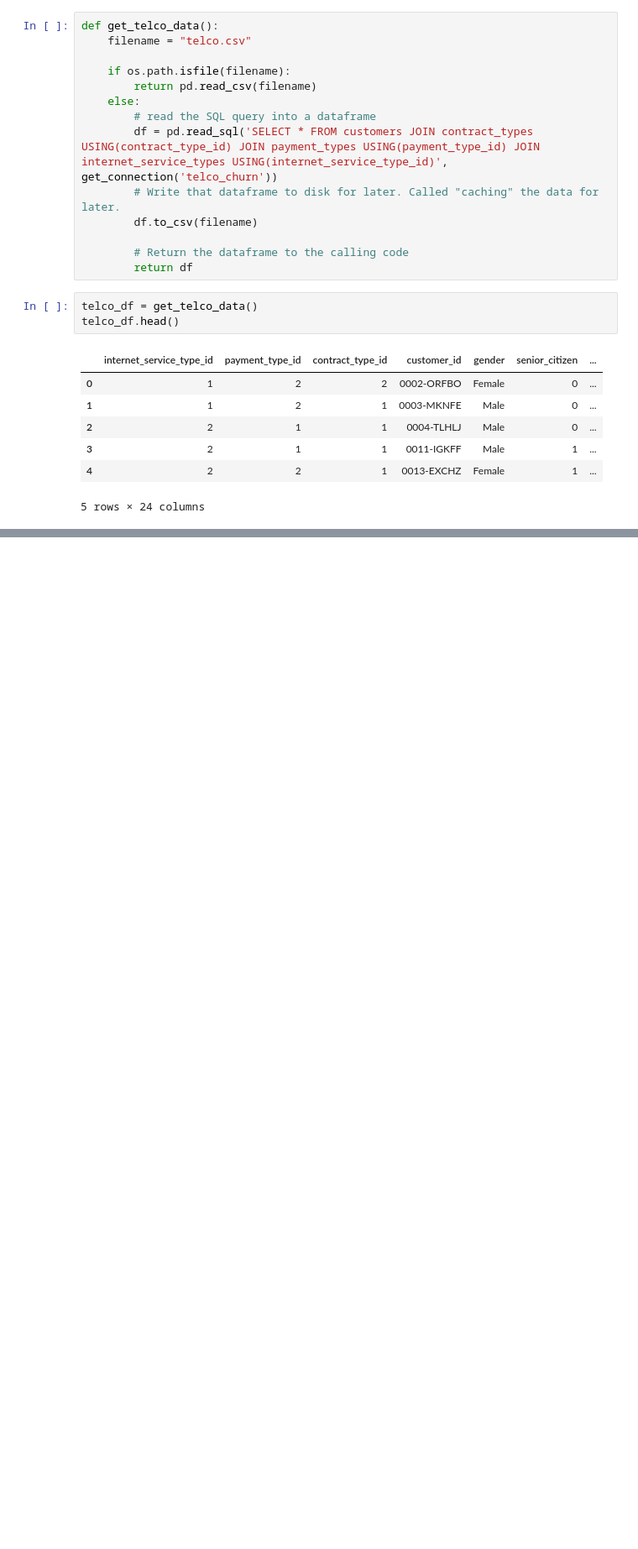
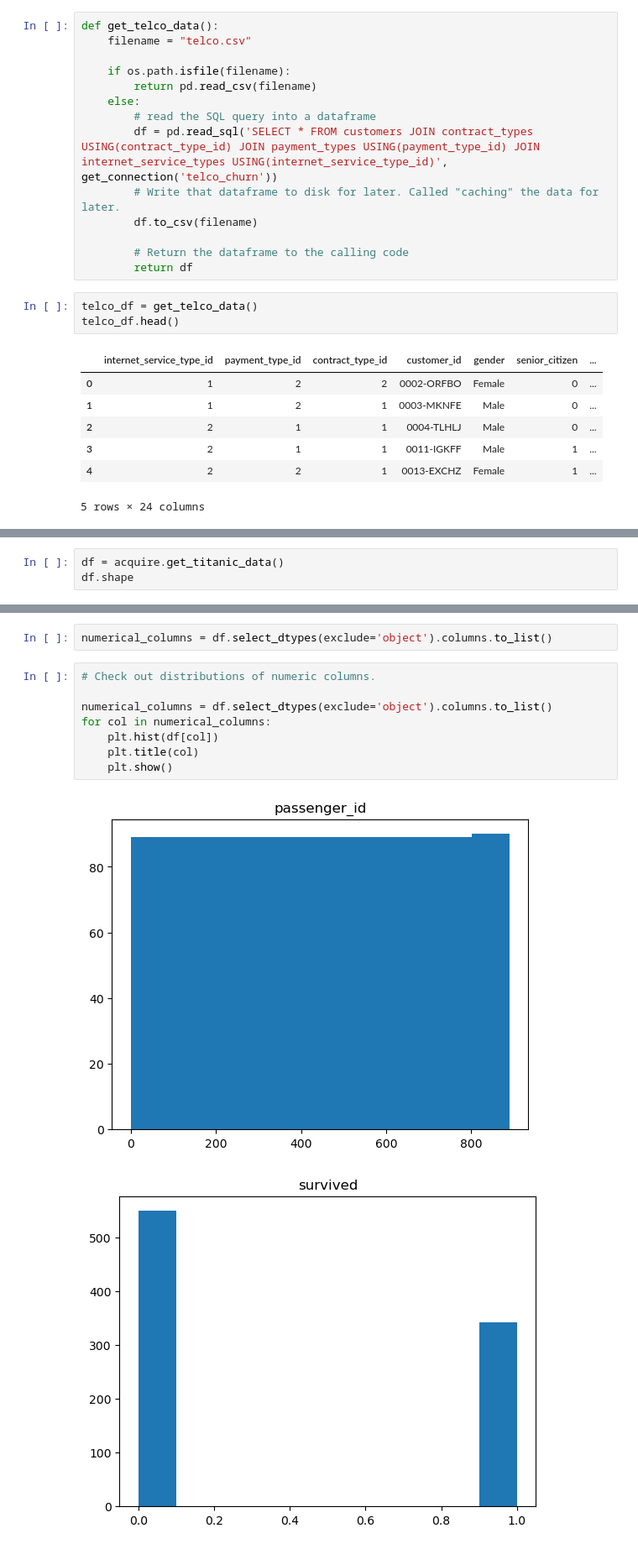
Before and after one commit to jorgellopez38/classification-exercises, a Jupyter notebook: classification_exercises.ipynb, the cells around one changed output, grey strips where cells are left out. Shown at 84% size. Drawn from its saved outputs; the diff is of its cells as text; blank space fills up the shorter version.

```diff
--- a/classification_exercises.ipynb
+++ b/classification_exercises.ipynb
@@ -360,0 +388,3 @@ telco_df.head()
+# %%
+df = acquire.get_titanic_data()
+df.shape
@@ -360,0 +439,13 @@ telco_df.head()
+# %%
+numerical_columns = df.select_dtypes(exclude='object').columns.to_list()
+# %%
+# Check out distributions of numeric columns.
+
+numerical_columns = df.select_dtypes(exclude='object').columns.to_list()
+for col in numerical_columns:
+    plt.hist(df[col])
+    plt.title(col)
+    plt.show()
+# %% [output]
+[figure, added]
+[figure, added]
```
Also changed, not shown: parts of 96 cells of this notebook.
